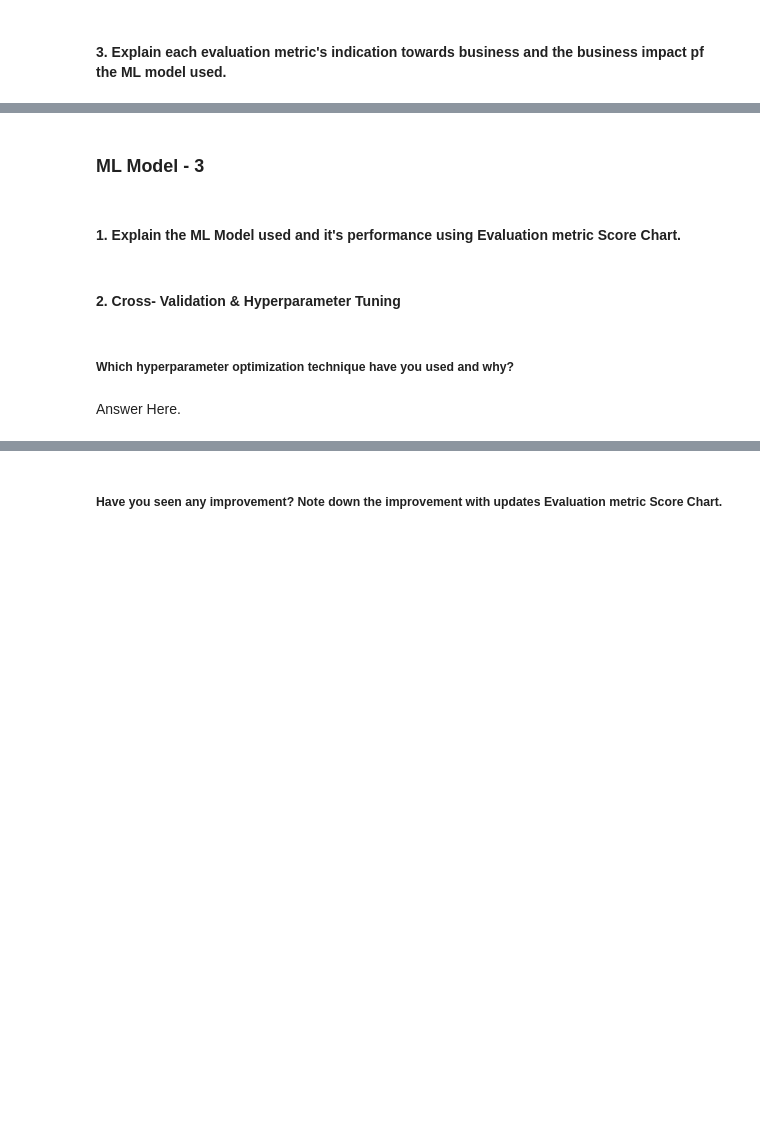
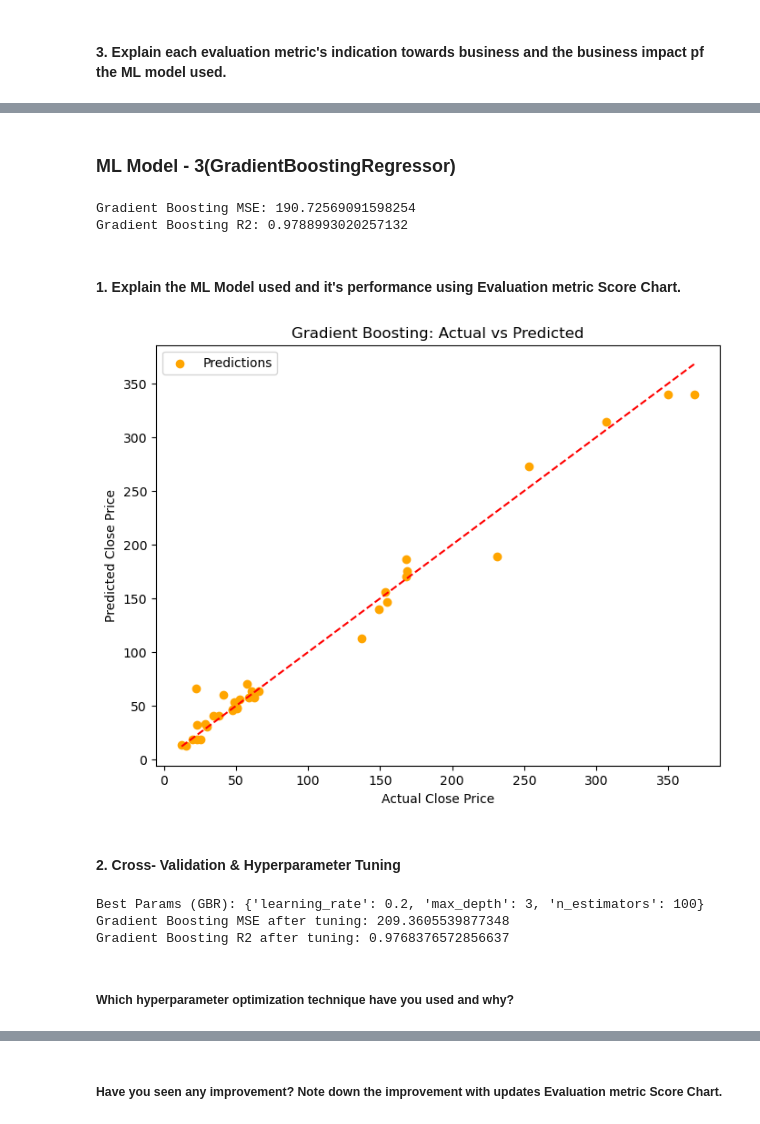
Before and after one commit to SadabAli/Labmentix, a Jupyter notebook: task-1(15-06-25)/src/Sample_ML_Submission_Template.ipynb, the cells around one changed output, grey strips where cells are left out. Drawn from its saved outputs; the diff is of its cells as text; code cells hidden in the pictures; blank space fills up the shorter version.

```diff
--- a/task-1(15-06-25)/src/Sample_ML_Submission_Template.ipynb
+++ b/task-1(15-06-25)/src/Sample_ML_Submission_Template.ipynb
@@ -931,2 +1291,2 @@ Answer Here.
 # %% [markdown]
-### ML Model - 3
+### ML Model - 3(GradientBoostingRegressor)
@@ -939,2 +1293,21 @@ Answer Here.
+# %%
+from sklearn.ensemble import GradientBoostingRegressor
+
+# Fit the model
+gbr = GradientBoostingRegressor(n_estimators=100, random_state=42)
+gbr.fit(X_train, y_train)
+
+# Predict
+y_pred_gbr = gbr.predict(X_test)
+
+# Evaluation
+mse_gbr = mean_squared_error(y_test, y_pred_gbr)
+r2_gbr = r2_score(y_test, y_pred_gbr)
+
+print(f"Gradient Boosting MSE: {mse_gbr}")
+print(f"Gradient Boosting R2: {r2_gbr}")
+# %% [output]
+Gradient Boosting MSE: 190.72569091598254
+Gradient Boosting R2: 0.9788993020257132
 # %% [markdown]
 #### 1. Explain the ML Model used and it's performance using Evaluation metric Score Chart.
@@ -943,2 +1314,14 @@ Answer Here.
+# %%
+# Visualizing evaluation Metric Score chart
+plt.figure(figsize=(8, 6))
+plt.scatter(y_test, y_pred_gbr, color='orange', label='Predictions')
+plt.plot([y_test.min(), y_test.max()], [y_test.min(), y_test.max()], 'r--')
+plt.xlabel('Actual Close Price')
+plt.ylabel('Predicted Close Price')
+plt.title('Gradient Boosting: Actual vs Predicted')
+plt.legend()
+plt.show()
+# %% [output]
+[figure, added]
 # %% [markdown]
 #### 2. Cross- Validation & Hyperparameter Tuning
@@ -951,4 +1328,43 @@ Answer Here.
+# %%
+# ML Model - 3 Implementation with hyperparameter optimization techniques (i.e., GridSearch CV, RandomSearch CV, Bayesian Optimization etc.)
+
+# Fit the Algorithm
+
+# Predict on the model
+from sklearn.ensemble import GradientBoostingRegressor
+
+# Hyperparameter grid
+param_grid_gbr = {
+    'n_estimators': [50, 100, 200],
+    'learning_rate': [0.01, 0.1, 0.2],
+    'max_depth': [3, 5, 10]
+}
+
+grid_search_gbr = GridSearchCV(
+    GradientBoostingRegressor(random_state=42),
+    param_grid_gbr,
+    cv=5,
+    scoring='r2'
+)
+
+grid_search_gbr.fit(X_train, y_train)
+
+# Best model
+best_gbr = grid_search_gbr.best_estimator_
+
+# Predict on test data
+y_pred_best_gbr = best_gbr.predict(X_test)
+
+# Evaluation
+mse_best_gbr = mean_squared_error(y_test, y_pred_best_gbr)
+r2_best_gbr = r2_score(y_test, y_pred_best_gbr)
+
+print(f"Best Params (GBR): {grid_search_gbr.best_params_}")
+print(f"Gradient Boosting MSE after tuning: {mse_best_gbr}")
+print(f"Gradient Boosting R2 after tuning: {r2_best_gbr}")
+# %% [output]
+Best Params (GBR): {'learning_rate': 0.2, 'max_depth': 3, 'n_estimators': 100}
+Gradient Boosting MSE after tuning: 209.3605539877348
+Gradient Boosting R2 after tuning: 0.9768376572856637
 # %% [markdown]
 ##### Which hyperparameter optimization technique have you used and why?
-# %% [markdown]
-Answer Here.
```
Also changed, not shown: parts of 80 cells of this notebook, 1 other file.
